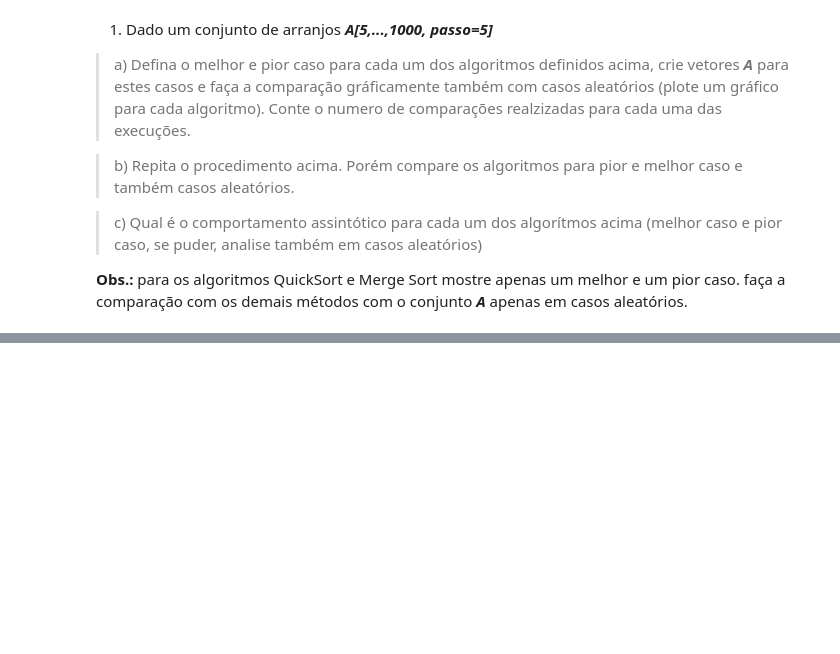
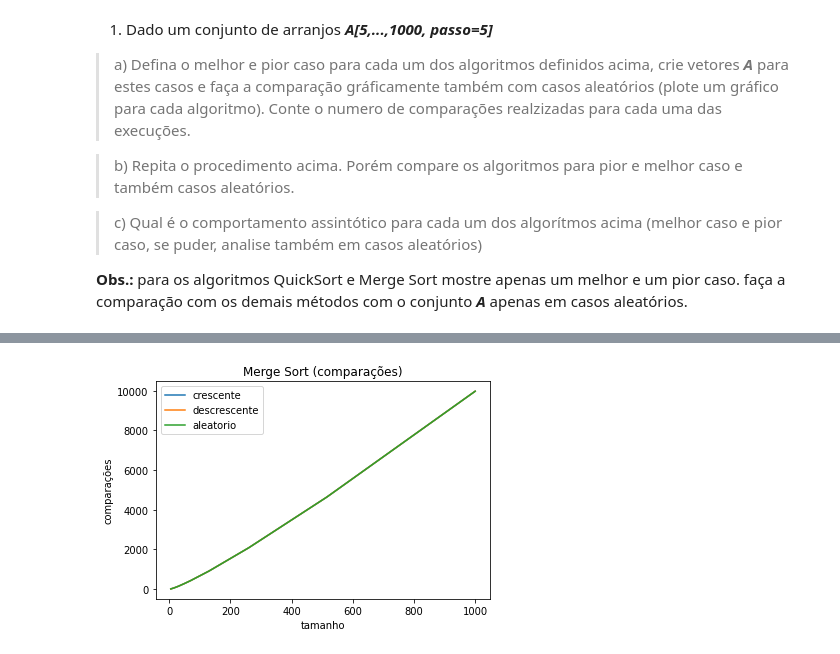
Before and after one commit to ohenriquesilvar/GCC_253, a Jupyter notebook: EFC1_GCC_253.ipynb, the cells around one changed output, grey strips where cells are left out. Cells and saved outputs as stored; diff of their text form; code cells hidden in the pictures; blank space fills up the shorter version.

```diff
--- a/EFC1_GCC_253.ipynb
+++ b/EFC1_GCC_253.ipynb
@@ -247,0 +105,28 @@ plt.show()
+# %%
+def merge(a, p, q, r):
+  cont = 0
+  inf = float('inf')
+  L = a[p:q+1] + [inf]
+  R = a[q+1:r+1] + [inf]
+  i, j = 0, 0
+  for k in range(p, r + 1):
+    cont += 1
+    if L[i] <= R[j]:
+      a[k] = L[i]
+      i += 1
+    else:
+      a[k] = R[j]
+      j += 1
+  return cont
+
+def mergeSortD(a, p, r):
+  cont = 0
+  if p < r:
+    q = (p + r) // 2
+    cont += mergeSortD(a, p, q)[0]
+    cont += mergeSortD(a, q + 1, r)[0]
+    cont += merge(a, p, q, r)
+  return cont, a
+
+def mergeSort(a):
+  return mergeSortD(a, 0, len(a)-1)
@@ -263,0 +264,4 @@ plt.show()
+# %%
+sortPlot(mergeSort, orderedCase, descendingCase, randomCase, 'Merge Sort (comparações)')
+# %% [output]
+[figure, added]
```
Also changed, not shown: parts of 60 cells of this notebook.
